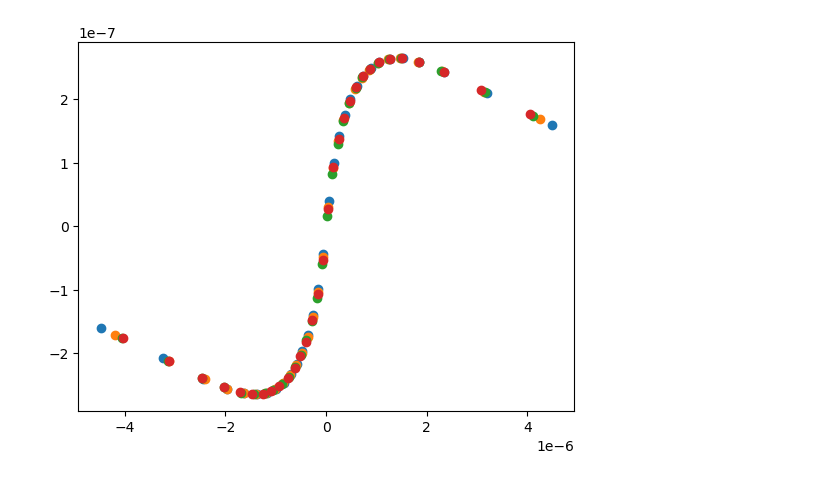
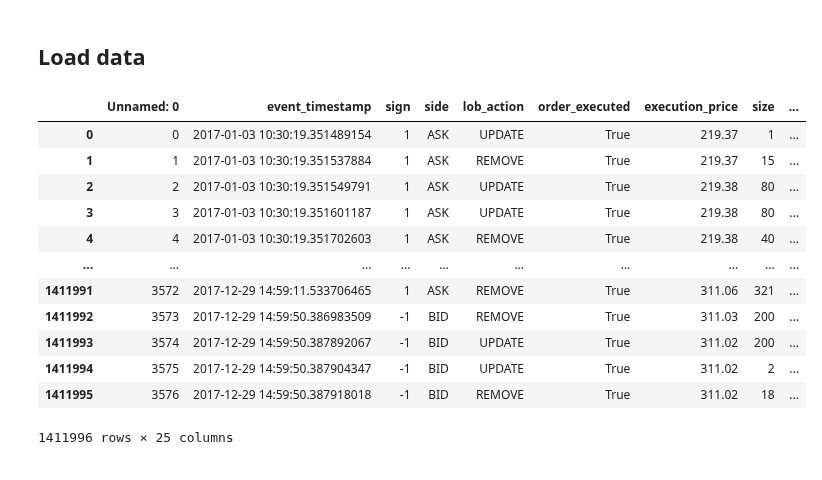
Before and after one commit to anabugaenko/liquidity, a Jupyter notebook: notebooks/MO/finite_size_scaling.ipynb, the cells around one changed output. Drawn from its saved outputs; the diff is of its cells as text; code cells hidden in the pictures.

Commit message:
#10, Finalized finite size scaling process

```diff
--- a/notebooks/MO/finite_size_scaling.ipynb
+++ b/notebooks/MO/finite_size_scaling.ipynb
@@ -565,20 +14,0 @@ kappa = QN_fit_object.powerlaw.params.alpha
-# %%
-PLOTTING_LAGS = [10, 20, 50, 100, 150]
-PLOTTING_LAGS = [x for x in PLOTTING_LAGS if x in RN_df['x_values'].values]
-
-rn = RN_df[RN_df['x_values'].isin(PLOTTING_LAGS)]['y_values']
-qn = QN_df[QN_df['x_values'].isin(PLOTTING_LAGS)]['y_values']
-
-for T in PLOTTING_LAGS:
-    data = norm_agg_features_df[norm_agg_features_df['T']==T][["vol_imbalance", "T", "R"]]
-
-    data["vol_imbalance"] = data["vol_imbalance"] / T**kappa
-    data["R"] = data["R"] / T**chi
-
-    data_binned = bin_data_into_quantiles(data, q=31)
-    imbalance = data_binned["vol_imbalance"].values
-    indx = PLOTTING_LAGS.index(T)
-    response = rescaled_form(imbalance, chi, kappa, alpha, beta)
-    plt.scatter(imbalance, response)
-# %% [output]
-[figure, removed]
@@ -584,0 +18,26 @@ for T in PLOTTING_LAGS:
+# %% [markdown]
+## Load data
+# %%
+# TSLA Example
+current_dir = os.path.abspath('.')
+root_dir = os.path.join(current_dir, '..', '..')
+data_dir = os.path.join(root_dir, 'data', 'market_orders')
+filename = "TSLA-2017-NEW.csv"
+stock_file_path = os.path.join(data_dir, filename)
+tsla_orderbook_states = pd.read_csv(stock_file_path)
+# %%
+display(tsla_orderbook_states)
+# %% [output]
+|  | Unnamed: 0 | event_timestamp | sign | side | lob_action | order_executed | execution_price | size | ... |
+| 0 | 0 | 2017-01-03 10:30:19.351489154 | 1 | ASK | UPDATE | True | 219.37 | 1 | ... |
+| 1 | 1 | 2017-01-03 10:30:19.351537884 | 1 | ASK | REMOVE | True | 219.37 | 15 | ... |
+| 2 | 2 | 2017-01-03 10:30:19.351549791 | 1 | ASK | UPDATE | True | 219.38 | 80 | ... |
+| 3 | 3 | 2017-01-03 10:30:19.351601187 | 1 | ASK | UPDATE | True | 219.38 | 80 | ... |
+| 4 | 4 | 2017-01-03 10:30:19.351702603 | 1 | ASK | REMOVE | True | 219.38 | 40 | ... |
+| ... | ... | ... | ... | ... | ... | ... | ... | ... | ... |
+| 1411991 | 3572 | 2017-12-29 14:59:11.533706465 | 1 | ASK | REMOVE | True | 311.06 | 321 | ... |
+| 1411992 | 3573 | 2017-12-29 14:59:50.386983509 | -1 | BID | REMOVE | True | 311.03 | 200 | ... |
+| 1411993 | 3574 | 2017-12-29 14:59:50.387892067 | -1 | BID | UPDATE | True | 311.02 | 200 | ... |
+| 1411994 | 3575 | 2017-12-29 14:59:50.387904347 | -1 | BID | UPDATE | True | 311.02 | 2 | ... |
+| 1411995 | 3576 | 2017-12-29 14:59:50.387918018 | -1 | BID | REMOVE | True | 311.02 | 18 | ... |
+1411996 rows × 25 columns
```
Also changed, not shown: parts of 93 cells of this notebook, 14 other files.
